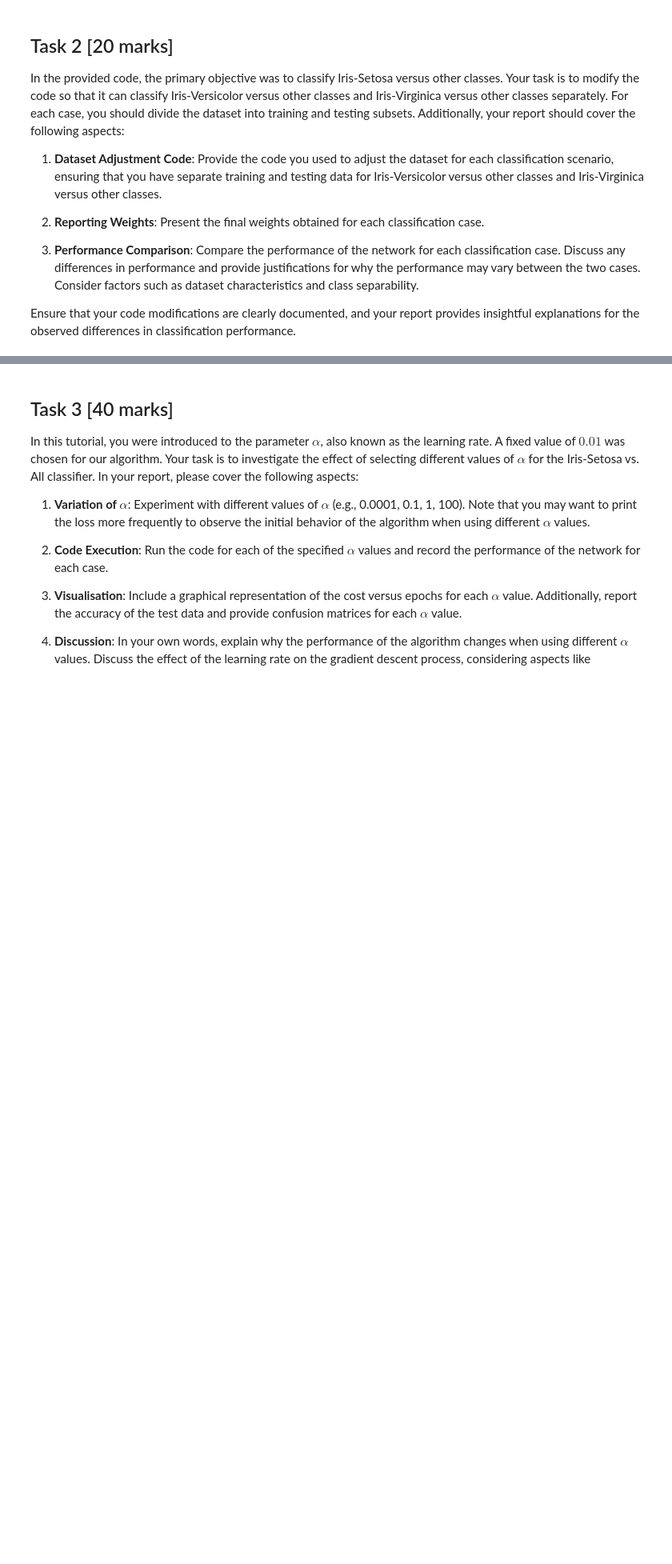
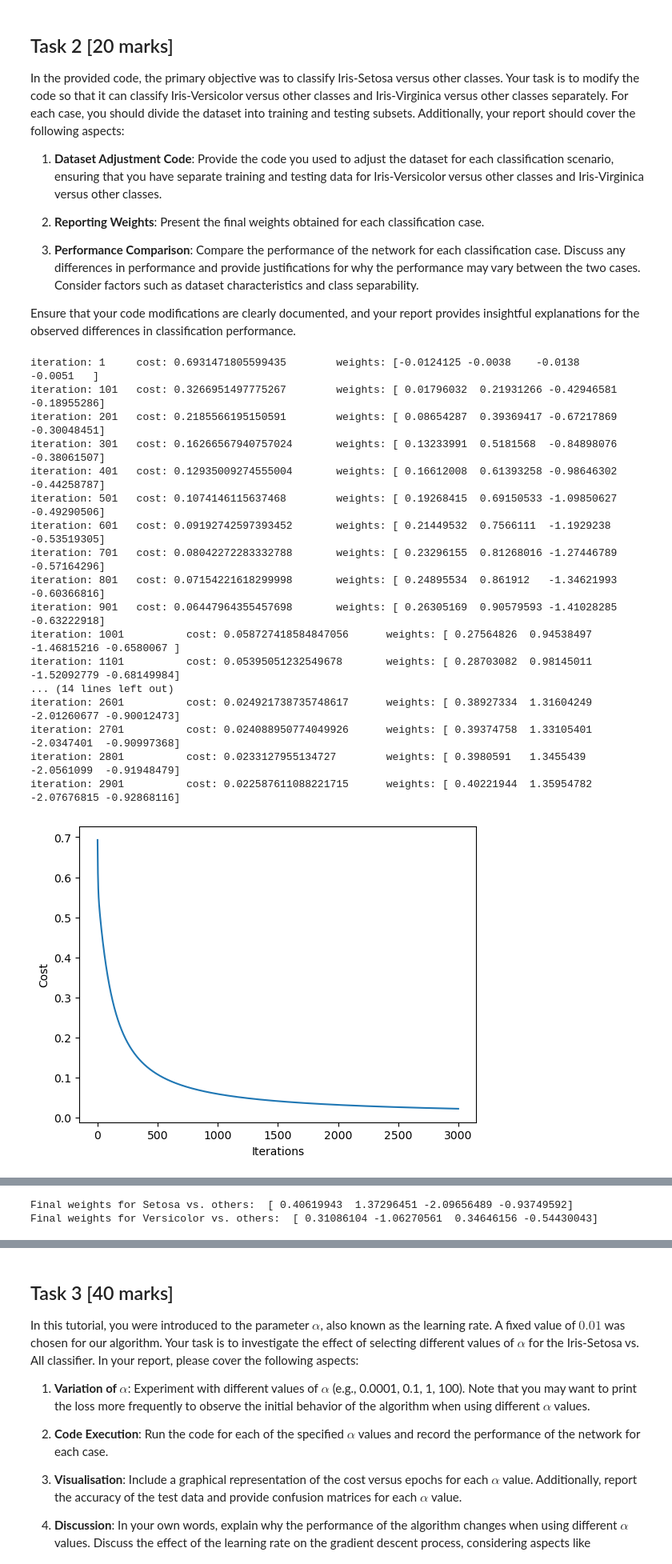
Before and after one commit to zequanwen/ML, a Jupyter notebook: 04_ML_Logistic.ipynb, the cells around one changed output, grey strips where cells are left out. Shown at 80% size. Drawn from its saved outputs; the diff is of its cells as text; code cells hidden in the pictures; blank space fills up the shorter version.

```diff
--- a/04_ML_Logistic.ipynb
+++ b/04_ML_Logistic.ipynb
@@ -309,3 +309,36 @@ In the provided code, the primary objective was to classify Iris-Setosa versus o
 3. **Performance Comparison**: Compare the performance of the network for each classification case. Discuss any differences in performance and provide justifications for why the performance may vary between the two cases. Consider factors such as dataset characteristics and class separability.
 
 Ensure that your code modifications are clearly documented, and your report provides insightful explanations for the observed differences in classification performance.
+# %%
+y_setosa = (iris_data['target'] == 0).astype(int)
+X_train_setosa, X_test_setosa, y_train_setosa, y_test_setosa = split_dataset(iris_data.iloc[:, :-1].values, y_setosa)
+
+# 对于Iris-Versicolor vs. 其他
+y_versicolor = (iris_data['target'] == 1).astype(int)
+X_train_versicolor, X_test_versicolor, y_train_versicolor, y_test_versicolor = split_dataset(iris_data.iloc[:, :-1].values, y_versicolor)
+# %%
+# Assuming you have a fit function that trains the model and returns weights
+weights_setosa = fit(alpha, num_iter, X_train_setosa, y_train_setosa)
+weights_versicolor = fit(alpha, num_iter, X_train_versicolor, y_train_versicolor)
+
+print("Final weights for Setosa vs. others: ", weights_setosa)
+print("Final weights for Versicolor vs. others: ", weights_versicolor)
+# %% [output]
+iteration: 1     cost: 0.6931471805599435        weights: [-0.0124125 -0.0038    -0.0138    -0.0051   ]
+iteration: 101   cost: 0.3266951497775267        weights: [ 0.01796032  0.21931266 -0.42946581 -0.18955286]
+iteration: 201   cost: 0.2185566195150591        weights: [ 0.08654287  0.39369417 -0.67217869 -0.30048451]
+iteration: 301   cost: 0.16266567940757024       weights: [ 0.13233991  0.5181568  -0.84898076 -0.38061507]
+iteration: 401   cost: 0.12935009274555004       weights: [ 0.16612008  0.61393258 -0.98646302 -0.44258787]
+iteration: 501   cost: 0.1074146115637468        weights: [ 0.19268415  0.69150533 -1.09850627 -0.49290506]
+iteration: 601   cost: 0.09192742597393452       weights: [ 0.21449532  0.7566111  -1.1929238  -0.53519305]
+iteration: 701   cost: 0.08042272283332788       weights: [ 0.23296155  0.81268016 -1.27446789 -0.57164296]
+iteration: 801   cost: 0.07154221618299998       weights: [ 0.24895534  0.861912   -1.34621993 -0.60366816]
+iteration: 901   cost: 0.06447964355457698       weights: [ 0.26305169  0.90579593 -1.41028285 -0.63222918]
+iteration: 1001          cost: 0.058727418584847056      weights: [ 0.27564826  0.94538497 -1.46815216 -0.6580067 ]
+iteration: 1101          cost: 0.05395051232549678       weights: [ 0.28703082  0.98145011 -1.52092779 -0.68149984]
+... (14 lines left out)
+iteration: 2601          cost: 0.024921738735748617      weights: [ 0.38927334  1.31604249 -2.01260677 -0.90012473]
+iteration: 2701          cost: 0.024088950774049926      weights: [ 0.39374758  1.33105401 -2.0347401  -0.90997368]
+iteration: 2801          cost: 0.0233127955134727        weights: [ 0.3980591   1.3455439  -2.0561099  -0.91948479]
+iteration: 2901          cost: 0.022587611088221715      weights: [ 0.40221944  1.35954782 -2.07676815 -0.92868116]
+[figure, added]
@@ -311,0 +363,2 @@ Ensure that your code modifications are clearly documented, and your report prov
+Final weights for Setosa vs. others:  [ 0.40619943  1.37296451 -2.09656489 -0.93749592]
+Final weights for Versicolor vs. others:  [ 0.31086104 -1.06270561  0.34646156 -0.54430043]
```
Also changed, not shown: parts of 5 cells of this notebook.
